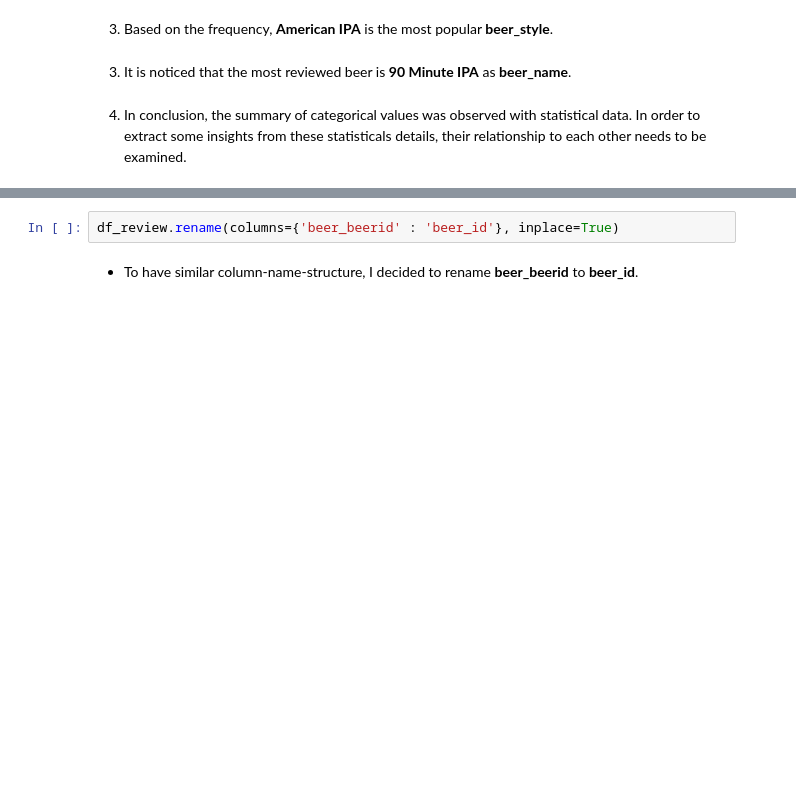
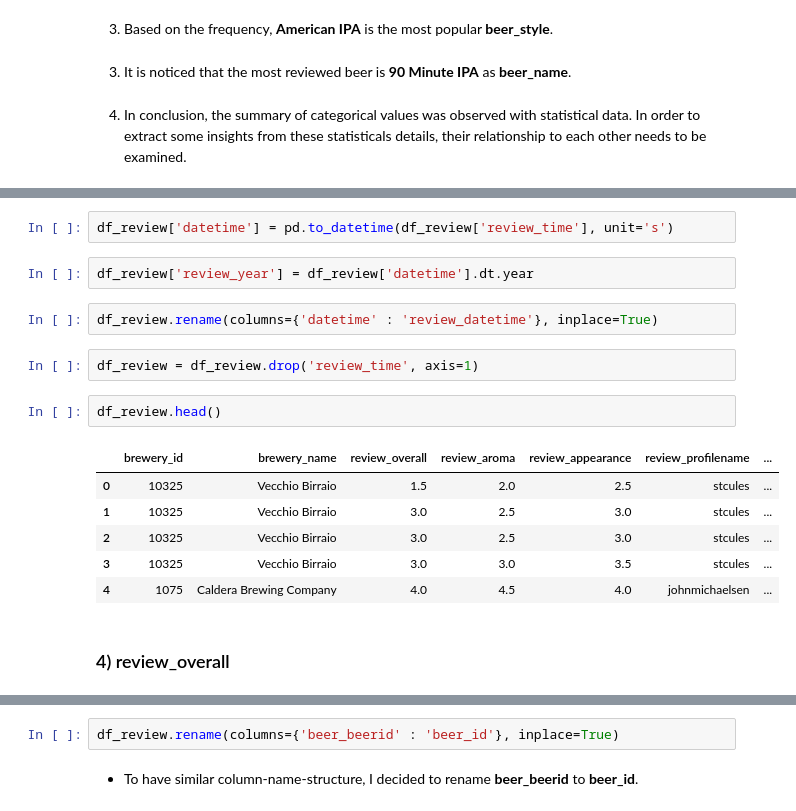
Before and after one commit to MEnesAkpinar/Beer_Advocate_Project, a Jupyter notebook: Beer_Advocate_Project.ipynb, the cells around one changed output, grey strips where cells are left out. Saved outputs shown, nothing was run; the diff lists cells and outputs as text; blank space fills up the shorter version.

```diff
--- a/Beer_Advocate_Project.ipynb
+++ b/Beer_Advocate_Project.ipynb
@@ -164,0 +261,19 @@ Index(['brewery_id', 'brewery_name', 'review_time', 'review_overall',
+# %%
+df_review['datetime'] = pd.to_datetime(df_review['review_time'], unit='s')
+# %%
+df_review['review_year'] = df_review['datetime'].dt.year
+# %%
+df_review.rename(columns={'datetime' : 'review_datetime'}, inplace=True)
+# %%
+df_review = df_review.drop('review_time', axis=1)
+# %%
+df_review.head()
+# %% [output]
+|  | brewery_id | brewery_name | review_overall | review_aroma | review_appearance | review_profilename | ... |
+| 0 | 10325 | Vecchio Birraio | 1.5 | 2.0 | 2.5 | stcules | ... |
+| 1 | 10325 | Vecchio Birraio | 3.0 | 2.5 | 3.0 | stcules | ... |
+| 2 | 10325 | Vecchio Birraio | 3.0 | 2.5 | 3.0 | stcules | ... |
+| 3 | 10325 | Vecchio Birraio | 3.0 | 3.0 | 3.5 | stcules | ... |
+| 4 | 1075 | Caldera Brewing Company | 4.0 | 4.5 | 4.0 | johnmichaelsen | ... |
+# %% [markdown]
+### 4) review_overall
```
Also changed, not shown: parts of 54 cells of this notebook.
